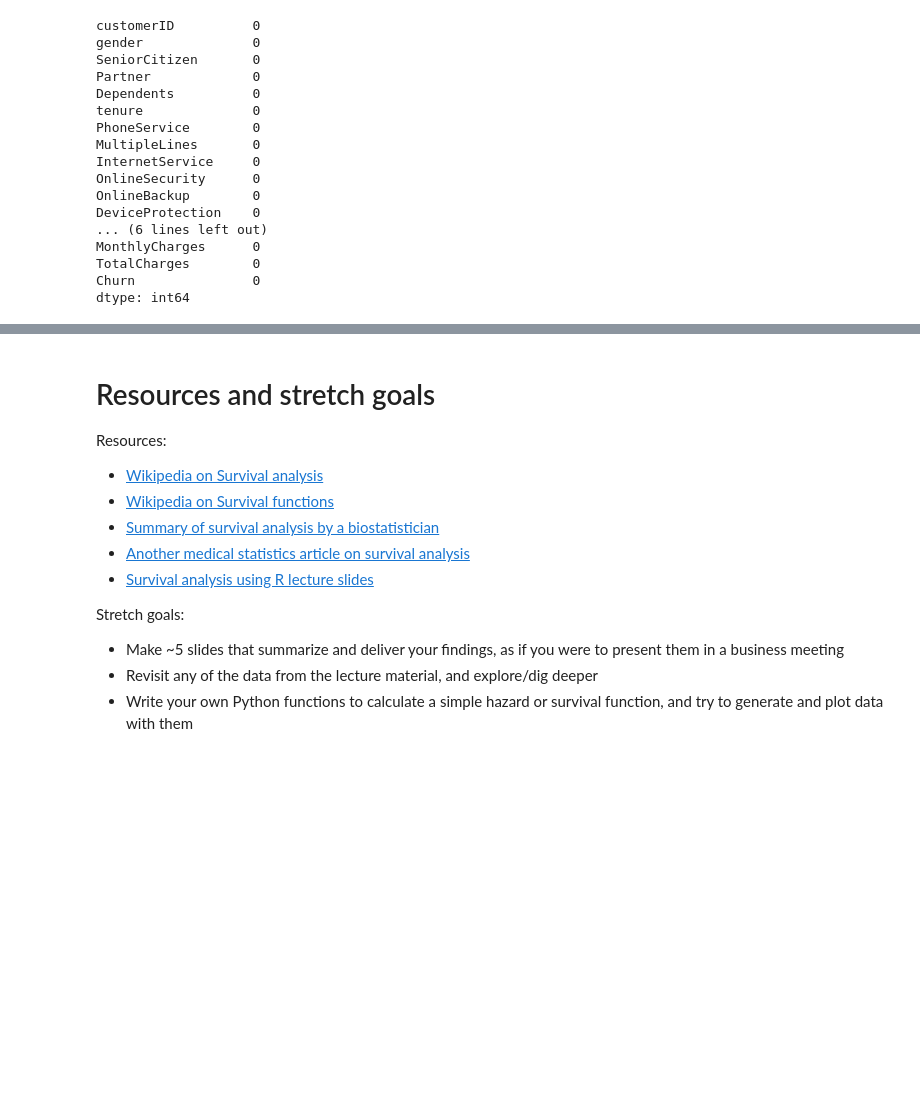
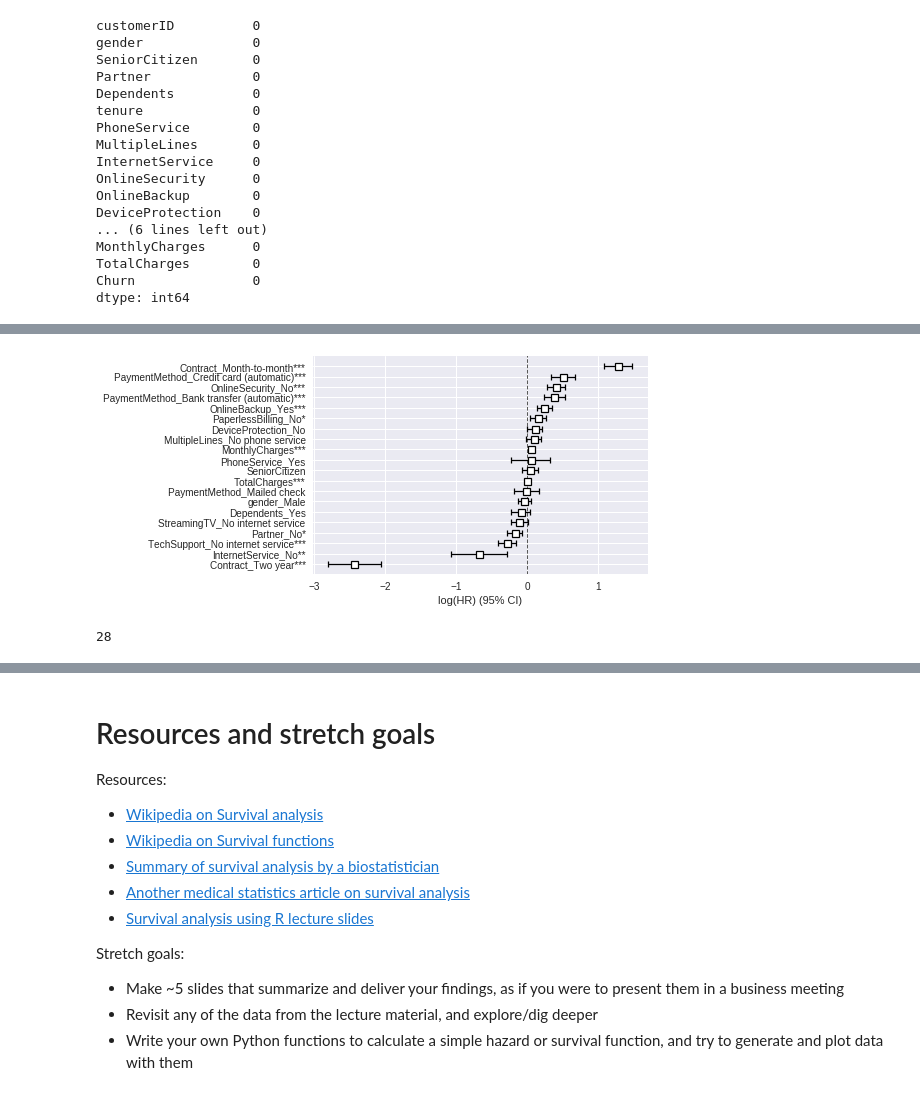
Before and after one commit to bloominstituteoftechnology/DS-Unit-2-Sprint-3-Advanced-Regression, a Jupyter notebook: module2-survival-analysis/LS_DS_232_Survival_Analysis.ipynb, the cells around one changed output, grey strips where cells are left out. Drawn from its saved outputs; the diff is of its cells as text; code cells hidden in the pictures; blank space fills up the shorter version.

```diff
--- a/module2-survival-analysis/LS_DS_232_Survival_Analysis.ipynb
+++ b/module2-survival-analysis/LS_DS_232_Survival_Analysis.ipynb
@@ -911,0 +940,4 @@ len(churn_data['gender'].unique())
+# %%
+cph = lifelines.CoxPHFitter()
+cph.fit(dff, duration_col='tenure', event_col='Churn_Yes', show_progress=True)
+cph.print_summary()
@@ -911,0 +962,8 @@ len(churn_data['gender'].unique())
+# %%
+cph.plot();
+# %% [output]
+[figure, added]
+# %%
+argmax(df.tenure)
+# %% [output]
+28
```
Also changed, not shown: parts of 18 cells of this notebook.
